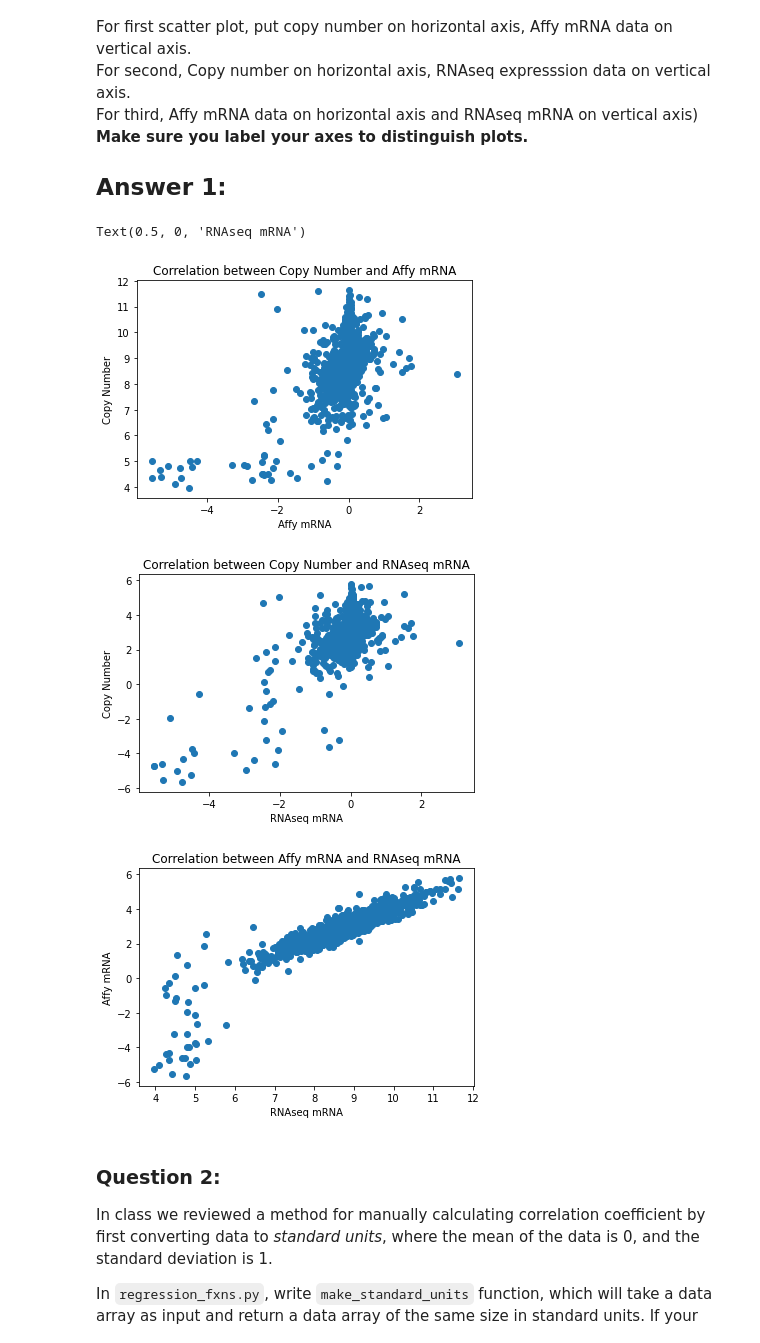
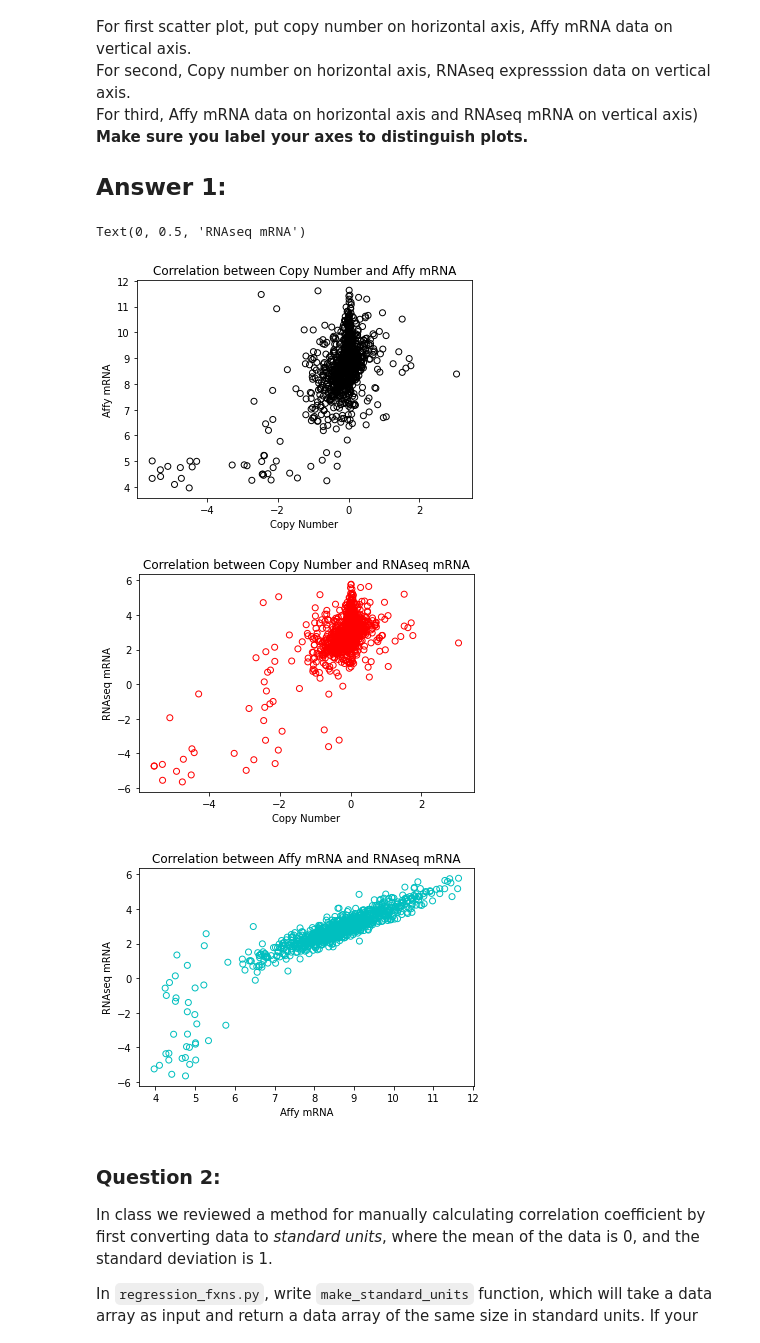
Before and after one commit to symmetricK/pten, a Jupyter notebook: hw08_horikawa.ipynb, the cells around one changed output. Drawn from its saved outputs; the diff is of its cells as text; code cells hidden in the pictures.

```diff
--- a/hw08_horikawa.ipynb
+++ b/hw08_horikawa.ipynb
@@ -49,33 +49,34 @@ For purposes of exploratory visualization, load the data into Pandas and make th
 # %%
 #Code for Answer 1
 import pandas as pd
 import matplotlib.pyplot as plt
 
 pten_df=pd.read_csv('pten.csv')
 
 
 fig=plt.figure()
-plt.scatter(pten_df['Copy Number'],pten_df['mRNA Expression (Affy)'])
+plt.scatter(pten_df['Copy Number'],pten_df['mRNA Expression (Affy)'],facecolors='none',edgecolors='k')
 plt.title("Correlation between Copy Number and Affy mRNA")
-plt.ylabel('Copy Number')
-plt.xlabel('Affy mRNA')
+plt.xlabel('Copy Number')
+plt.ylabel('Affy mRNA')
+
 
 fig=plt.figure()
-plt.scatter(pten_df['Copy Number'],pten_df['mRNA Expression (RNAseq)'],)
+plt.scatter(pten_df['Copy Number'],pten_df['mRNA Expression (RNAseq)'],facecolors='none',edgecolors='r')
 plt.title("Correlation between Copy Number and RNAseq mRNA")
-plt.ylabel('Copy Number')
-plt.xlabel('RNAseq mRNA')
+plt.xlabel('Copy Number')
+plt.ylabel('RNAseq mRNA')
 
 fig=plt.figure()
-plt.scatter(pten_df['mRNA Expression (Affy)'],pten_df['mRNA Expression (RNAseq)'],)
+plt.scatter(pten_df['mRNA Expression (Affy)'],pten_df['mRNA Expression (RNAseq)'],facecolors='none',edgecolors='c')
 plt.title("Correlation between Affy mRNA and RNAseq mRNA")
-plt.ylabel('Affy mRNA')
-plt.xlabel('RNAseq mRNA')
+plt.xlabel('Affy mRNA')
+plt.ylabel('RNAseq mRNA')
 # %% [output]
-Text(0.5, 0, 'RNAseq mRNA')
+Text(0, 0.5, 'RNAseq mRNA')
-[figure, old version]
+[figure, new version]
-[figure, old version]
+[figure, new version]
-[figure, old version]
+[figure, new version]
 # %% [markdown]
 ### Question 2:
 In class we reviewed a method for manually calculating correlation coefficient by first converting data to *standard units*, where the mean of the data is 0, and the standard deviation is 1.
```
Also changed, not shown: parts of 4 cells of this notebook.
